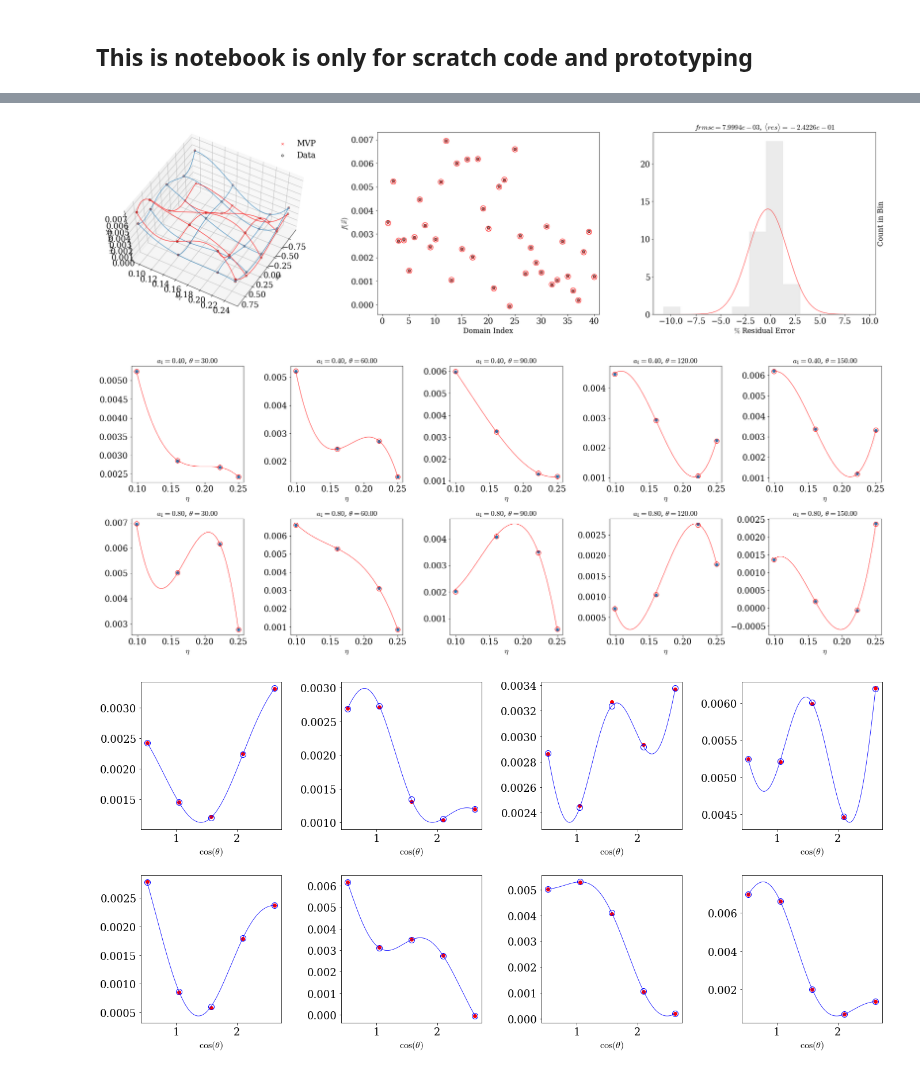
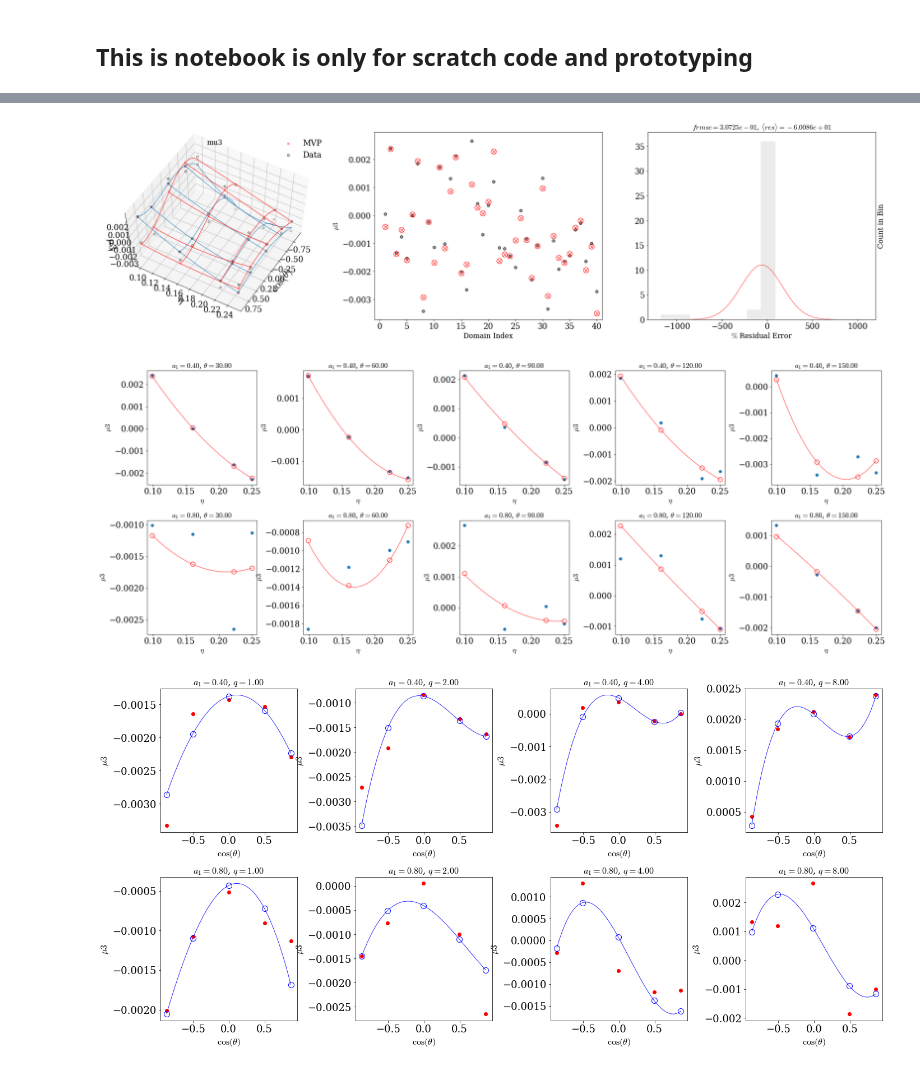
Before and after one commit to Cyberface/puck, a Jupyter notebook: ll/issues/4_fit_hyper_parameters.ipynb, the cells around one changed output, grey strips where cells are left out. Saved outputs shown, nothing was run; the diff lists cells and outputs as text; code cells hidden in the pictures.

Commit message:
adding delta as default dim param space in model domain

```diff
--- a/ll/issues/4_fit_hyper_parameters.ipynb
+++ b/ll/issues/4_fit_hyper_parameters.ipynb
@@ -24,7 +29,7 @@ theta,m1,m2,eta,delta,chi_eff,chi_p,chi1,chi2,a1,a2 = raw_domain.T
 u = cos(theta)
 v = sin(theta)
 q = 1.0/eta2q(eta)
-model_domain = array( [ u, eta, a1 ] ).T
+model_domain = array( [ u, eta, delta, a1 ] ).T
 
 # Load and unpuack physical parameter space -- dphi
 dphi_range = loadtxt('/Users/book/KOALA/puck/ll/data/version2/fit_opt_dphase_parameters.txt')
@@ -32,7 +37,7 @@ nu4,nu5,nu6 = dphi_range.T
 
 # Load and unpuack physical parameter space -- amp
 amp_range = loadtxt('/Users/book/KOALA/puck/ll/data/version2/fit_opt_amplitude_parameters.txt')
-mu1, mu2, mu3, mu4 = amp_range.T
+mu0, mu1, mu2, mu3, mu4 = amp_range.T
 
 # labels={'python':['nu4',('u', 'eta', 'chi_eff', 'chi_p'),''],'latex':['nu4',(r'u', r'\eta', r'\chi_s', r'\chi_p'),'']}
 # %%
@@ -49,47 +54,62 @@ mu1, mu2, mu3, mu4 = amp_range.T
 * use mvr for nu5, mu2, mu4
 '''
 
+#
+foo = {}
+
 # # nu4
 # # ---
 # key = 'nu4'
-# labels = {'python':[key,('u', 'eta', 'a1'),''],'latex':['\\'+key,(r'\cos(\theta)', r'\eta', r'a_1'),'']}
-# foo = gmvpfit( model_domain, nu4,fitatol=0.001,verbose=True,maxdeg_list=[4,3,1],center=True,labels=labels,temper=False)
-# advanced_gmvx_plot(foo); show();
+# labels={'python':[key,('u', 'eta', 'delta', 'a1'),''],'latex':['\\'+key,(r'\cos(\theta)', r'\eta', r'\delta', r'a_1'),'']}
+# foo[key] = gmvpfit( model_domain, nu4,fitatol=0.0001,verbose=True,maxdeg_list=[2,1,1,1],center=True,labels=labels)
+# advanced_gmvx_plot(foo[key]); show();
 
 # # nu5
 # # ---
-# foo = gmvrfit( model_domain, nu5,fitatol=0.001,verbose=True,maxdeg_list=[4,3,1],center=True)
-# advanced_plot_v2(foo); show();
+# key = 'nu5'
+# labels={'python':[key,('u', 'eta', 'delta', 'a1'),''],'latex':['\\'+key,(r'\cos(\theta)', r'\eta', r'\delta', r'a_1'),'']}
+# foo[key] = gmvpfit( model_domain, nu5,fitatol=0.0001,verbose=True,maxdeg_list=[2,1,1,1],center=True,labels=labels)
+# advanced_gmvx_plot(foo[key]); show();
 
-# nu6
-# ---
-key = 'nu6'
-labels = {'python':[key,('u', 'eta', 'a1'),''],'latex':['\\'+key,(r'\cos(\theta)', r'\eta', r'a_1'),'']}
-foo = gmvpfit( model_domain, nu6,fitatol=0.001,verbose=True,maxdeg_list=[4,3,1],center=True,temper=False)
-advanced_plot_v2(foo); show();
+# # nu6
+# # ---
+# key = 'nu6'
+# labels={'python':[key,('u', 'eta', 'delta', 'a1'),''],'latex':['\\'+key,(r'\cos(\theta)', r'\eta', r'\delta', r'a_1'),'']}
+# foo[key] = gmvpfit( model_domain, nu6,fitatol=0.0001,verbose=True,maxdeg_list=[2,1,1,1],center=True,labels=labels)
+# advanced_gmvx_plot(foo[key]); show();
+
+# # mu0
+# # ---
+# key = 'mu0'
+# labels={'python':[key,('u', 'eta', 'delta', 'a1'),''],'latex':['\\'+key,(r'\cos(\theta)', r'\eta', r'\delta', r'a_1'),'']}
+# foo[key] = gmvpfit( model_domain, mu0,fitatol=0.0001,verbose=True,maxdeg_list=[2,1,1,1],center=True,labels=labels)
+# advanced_gmvx_plot(foo[key]); show();
 
 # # mu1
 # # ---
 # key = 'mu1'
-# labels = {'python':[key,('u', 'eta', 'a1'),''],'latex':['\\'+key,(r'\cos(\theta)', r'\eta', r'a_1'),'']}
-# foo = gmvpfit( model_domain, mu1,fitatol=0.001,verbose=True,maxdeg_list=[4,3,1],center=True)
-# advanced_plot_v2(foo); show();
+# labels={'python':[key,('u', 'eta', 'delta', 'a1'),''],'latex':['\\'+key,(r'\cos(\theta)', r'\eta', r'\delta', r'a_1'),'']}
+# foo[key] = gmvpfit( model_domain, mu1,fitatol=0.001,verbose=True,maxdeg_list=[3,1,1,1],center=True,labels=labels)
+# advanced_gmvx_plot(foo[key]); show();
 
 # # mu2
 # # ---
-# # not overfit
-# foo = gmvrfit( model_domain, mu2,fitatol=0.001,verbose=True,maxdeg_list=[4,3,1],center=True)
-# advanced_plot_v2(foo); show();
+# key = 'mu2'
+# labels={'python':[key,('u', 'eta', 'delta', 'a1'),''],'latex':['\\'+key,(r'\cos(\theta)', r'\eta', r'\delta', r'a_1'),'']}
+# foo[key] = gmvpfit( model_domain, mu2,fitatol=0.001,verbose=True,maxdeg_list=[3,2,0,1],center=True,labels=labels)
+# advanced_gmvx_plot(foo[key]); show();
 
-# # mu3
-# # ---
-# # not overfit
-# foo = gmvpfit( model_domain, mu3,fitatol=0.001,verbose=True,maxdeg_list=[4,3,1],center=True)
-# advanced_plot_v2(foo); show();
+# mu3
+# ---
+key = 'mu3'
+labels={'python':[key,('u', 'eta', 'delta', 'a1'),''],'latex':['\\'+key,(r'\cos(\theta)', r'\eta', r'\delta', r'a_1'),'']}
+foo[key] = gmvpfit( model_domain, mu3,fitatol=0.0001,verbose=True,maxdeg_list=[3,2,0,1],center=True,estatol=0.018,labels=labels)
+advanced_gmvx_plot(foo[key]); show();
 
 # # mu4
 # # ---
-# # not overfit
-# foo = gmvrfit( model_domain, mu4,fitatol=0.001,verbose=True,maxdeg_list=[4,3,1],center=True)
-# advanced_plot_v2(foo); show();
+# key = 'mu4'
+# labels={'python':[key,('u', 'eta', 'delta', 'a1'),''],'latex':['\\'+key,(r'\cos(\theta)', r'\eta', r'\delta', r'a_1'),'']}
+# foo[key] = gmvpfit( model_domain, mu4,fitatol=0.0001,verbose=True,maxdeg_list=[3,1,1,1],center=True,labels=labels)
+# advanced_gmvx_plot(foo[key]); show();
 # %% [output]
@@ -113,3 +138,3 @@ f = lambda x0,x1,x2: 1.65193805e-01*(x0) + 1.96528866e-01*(x1) + 8.89565871e-03
-[figure, old version]
+[figure, new version]
-[figure, old version]
+[figure, new version]
-[figure, old version]
+[figure, new version]
```
Also changed, not shown: parts of 5 cells of this notebook, 32 other files.
